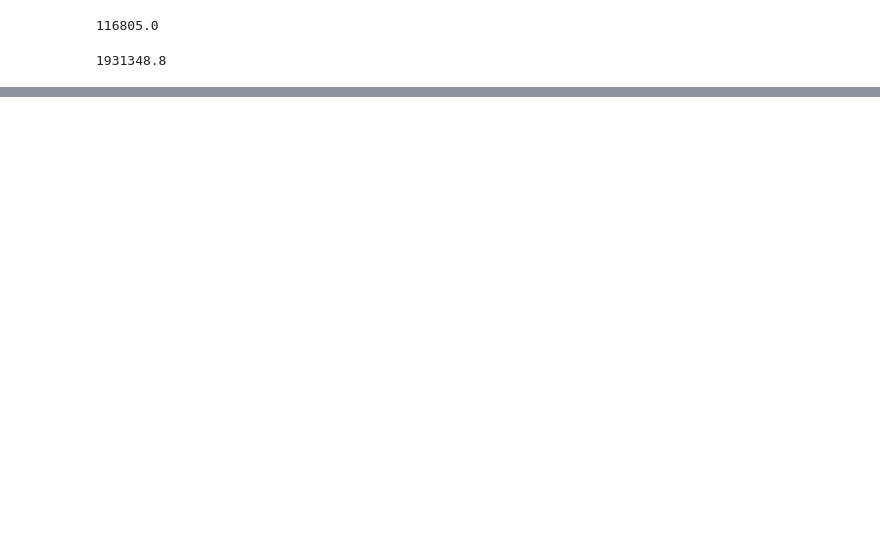
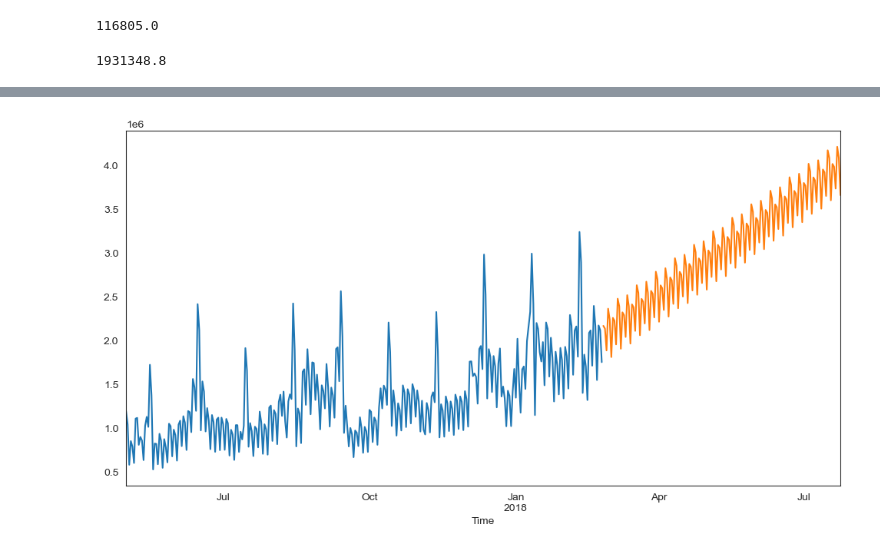
Before and after one commit to emilianodesu/LCD-5Sem-2025-1, a Jupyter notebook: PPCD/T1 Introduccion a ciencia de datos/1.4 Series de tiempo/series_de_tiempo.ipynb, the cells around one changed output, grey strips where cells are left out. Saved outputs shown, nothing was run; the diff lists cells and outputs as text; code cells hidden in the pictures; blank space fills up the shorter version.

```diff
--- a/PPCD/T1 Introduccion a ciencia de datos/1.4 Series de tiempo/series_de_tiempo.ipynb
+++ b/PPCD/T1 Introduccion a ciencia de datos/1.4 Series de tiempo/series_de_tiempo.ipynb
@@ -222,0 +287,13 @@ MAPE = 18.400935365270296
+# %%
+from statsmodels.tsa.api import ExponentialSmoothing
+def plot_exponential_smoothing(series, alpha):
+    ses1 = ExponentialSmoothing(series, trend='add', seasonal_periods=12, seasonal='add').fit()
+    # Pronostico
+    ses2 = ses1.forecast(len(series)/2)
+    series.plot(kind='line', figsize=(12, 6))
+    ses2.plot(kind='line')
+    plt.show()
+# %%
+plot_exponential_smoothing(cur.GEMS_GEMS_SPENT, 0.3)
+# %% [output]
+[figure, added]
```
Also changed, not shown: parts of 37 cells of this notebook, 3 other files.
